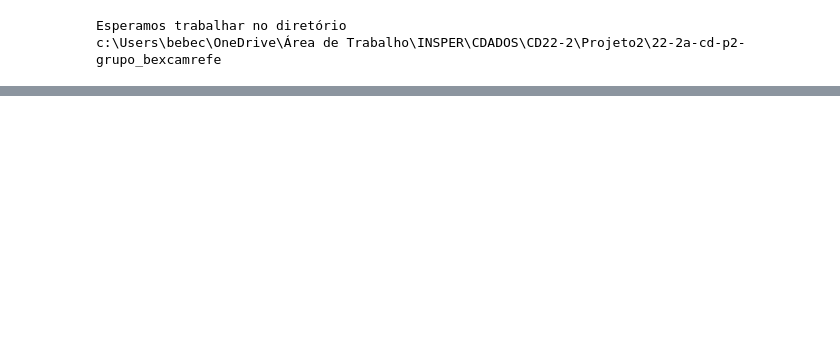
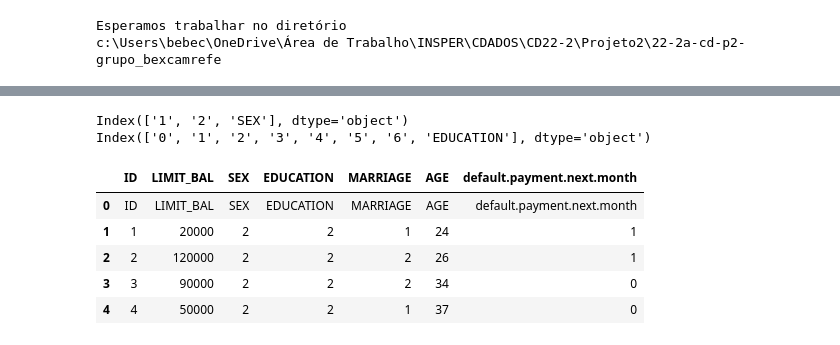
Before and after one commit to insper-classroom/22-2a-cd-p2-grupo_bexcamrefe, a Jupyter notebook: Relatorio_P2.ipynb, the cells around one changed output, grey strips where cells are left out. Drawn from its saved outputs; the diff is of its cells as text; code cells hidden in the pictures; blank space fills up the shorter version.

```diff
--- a/Relatorio_P2.ipynb
+++ b/Relatorio_P2.ipynb
@@ -86,0 +129,30 @@ train.head(5)
+# %%
+# Filtrando e Entendendo o DataSet
+train = pd.DataFrame(dataset.iloc[:,[0,1,2,3,4,5,24]])
+# 0   1 2 3 4  5 6  ---> indices das colunas
+# ID LM S E EC I IN
+# Transformando categorias em categorias
+train.columns = ['ID', 'LIMIT_BAL', 'SEX', 'EDUCATION', 'MARRIAGE', 'AGE', 'default.payment.next.month']
+train['SEX'] = train['SEX'].astype('category') # SEXO
+train['EDUCATION'] = train['EDUCATION'].astype('category') # EDUCAÇÃO
+train['MARRIAGE'] = train['MARRIAGE'].astype('category') # STATUS CIVIL
+train['default.payment.next.month'] = train['default.payment.next.month'].astype('category') # INADIMPLÊNCIA
+print(train['SEX'].cat.categories)
+print(train['EDUCATION'].cat.categories)
+
+# Atribuindo os verdadeiros nomes as categoras
+#train[2].cat.categories = ['Homem', 'Mulher']
+#train[3].cat.categories = ['Pós Graduação', 'Graduação', 'Ensino Médio']
+#train[4].cat.categories = ['Casado', 'Solteiro', 'Outros']
+#train[24].cat.categories = ['SIM', 'NÃO']
+
+train.head(5)
+# %% [output]
+Index(['1', '2', 'SEX'], dtype='object')
+Index(['0', '1', '2', '3', '4', '5', '6', 'EDUCATION'], dtype='object')
+|  | ID | LIMIT_BAL | SEX | EDUCATION | MARRIAGE | AGE | default.payment.next.month |
+| 0 | ID | LIMIT_BAL | SEX | EDUCATION | MARRIAGE | AGE | default.payment.next.month |
+| 1 | 1 | 20000 | 2 | 2 | 1 | 24 | 1 |
+| 2 | 2 | 120000 | 2 | 2 | 2 | 26 | 1 |
+| 3 | 3 | 90000 | 2 | 2 | 2 | 34 | 0 |
+| 4 | 4 | 50000 | 2 | 2 | 1 | 37 | 0 |
```
Also changed, not shown: parts of 6 cells of this notebook, 1 other file.
